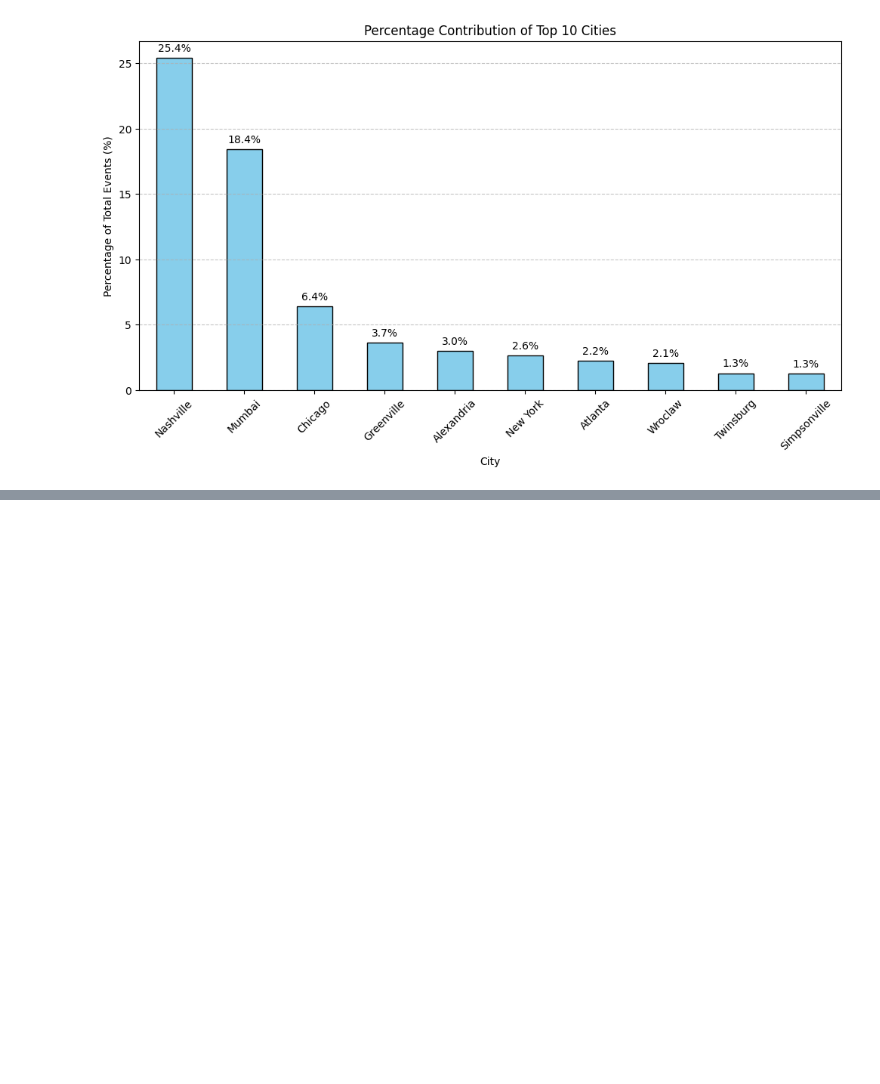
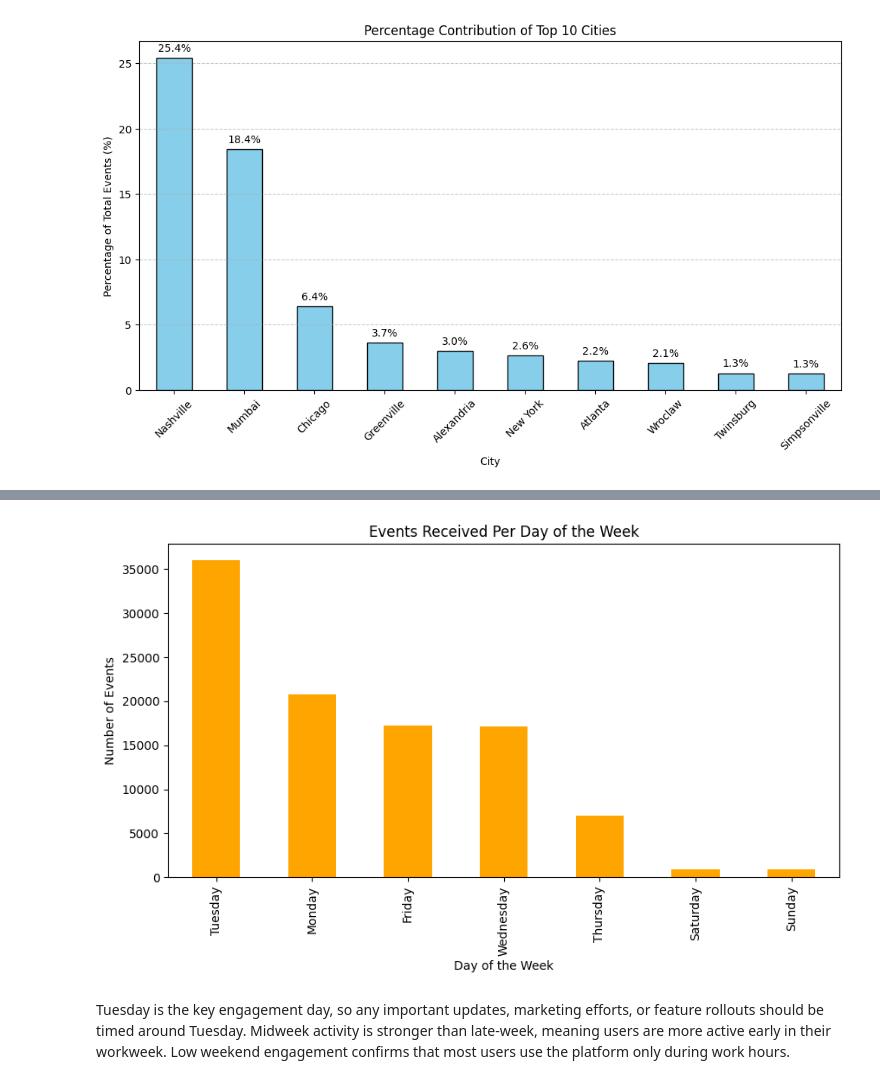
Before and after one commit to nyra-rodrigues/Federato-RiskOps-Platform-Optimization-Challenge, a Jupyter notebook: eda.ipynb, the cells around one changed output, grey strips where cells are left out. Saved outputs shown, nothing was run; the diff lists cells and outputs as text; code cells hidden in the pictures; blank space fills up the shorter version.

```diff
--- a/eda.ipynb
+++ b/eda.ipynb
@@ -162,0 +576,14 @@ plt.show()
+# %%
+df['weekday_received'] = df['server_received_time'].dt.day_name()
+
+df['weekday_received'].value_counts().plot(kind='bar', figsize=(10,5), color='orange')
+plt.xlabel("Day of the Week")
+plt.ylabel("Number of Events")
+plt.title("Events Received Per Day of the Week")
+plt.show()
+# %% [output]
+[figure, added]
+# %% [markdown]
+Tuesday is the key engagement day, so any important updates, marketing efforts, or feature rollouts should be timed around Tuesday.
+Midweek activity is stronger than late-week, meaning users are more active early in their workweek.
+Low weekend engagement confirms that most users use the platform only during work hours.
```
Also changed, not shown: parts of 59 cells of this notebook, 1 other file.
